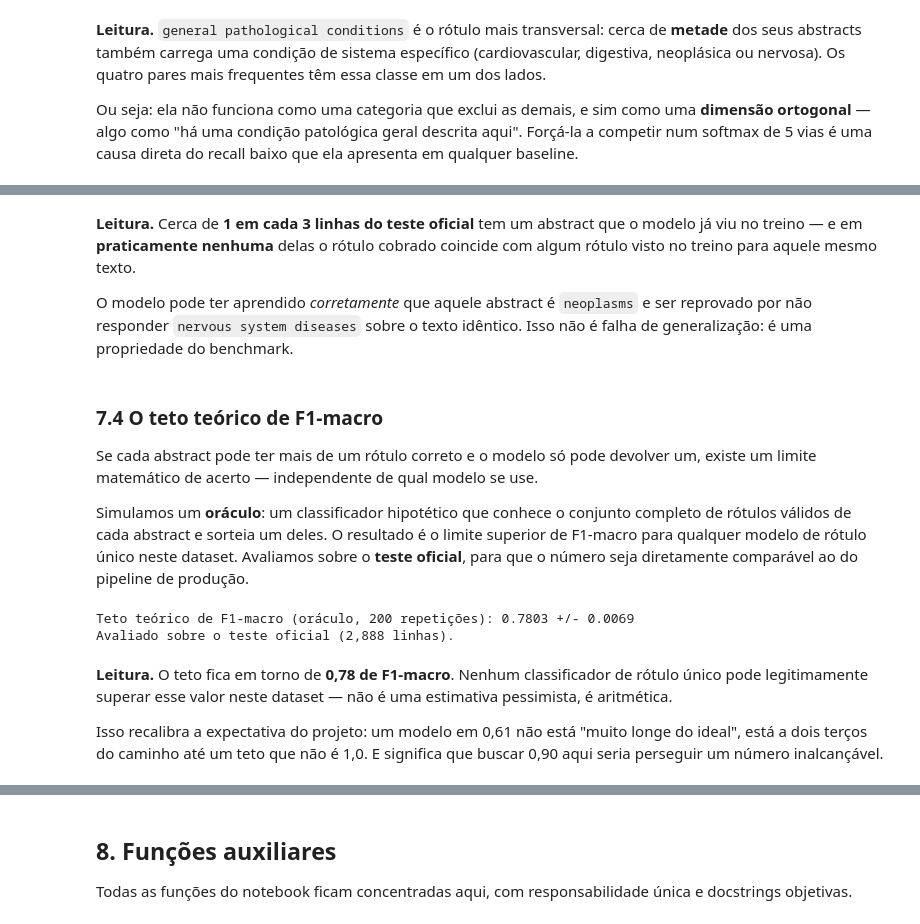
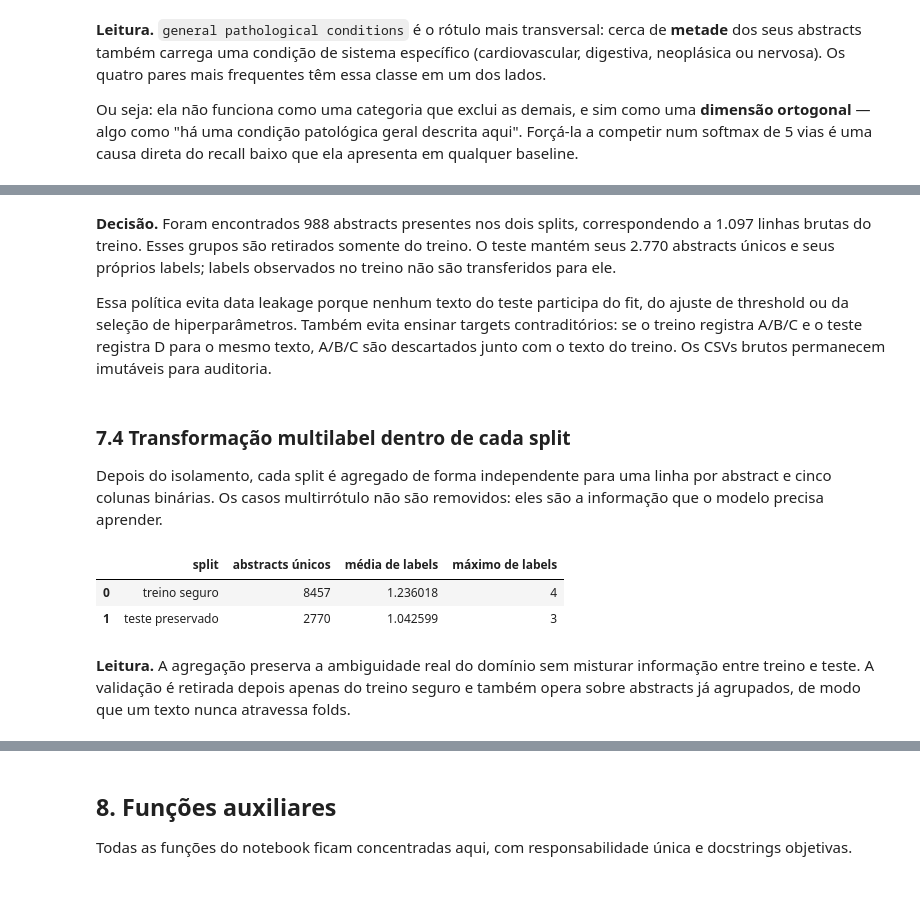
Before and after one commit to devjaynemorais/ml3-f3-tech-challenge, a Jupyter notebook: notebooks/01_eda_nlp_hospital.ipynb, the cells around one changed output, grey strips where cells are left out. Drawn from its saved outputs; the diff is of its cells as text; code cells hidden in the pictures; blank space fills up the shorter version.

```diff
--- a/notebooks/01_eda_nlp_hospital.ipynb
+++ b/notebooks/01_eda_nlp_hospital.ipynb
@@ -495,50 +515,40 @@ Destes, o rótulo cobrado no teste TAMBÉM está entre os rótulos vistos no tre
 # %% [markdown]
-**Leitura.** Cerca de **1 em cada 3 linhas do teste oficial** tem um abstract
-que o modelo já viu no treino — e em **praticamente nenhuma** delas o rótulo
-cobrado coincide com algum rótulo visto no treino para aquele mesmo texto.
+**Decisão.** Foram encontrados 988 abstracts presentes nos dois splits, correspondendo a 1.097 linhas brutas do treino. Esses grupos são retirados somente do treino. O teste mantém seus 2.770 abstracts únicos e seus próprios labels; labels observados no treino não são transferidos para ele.
 
-O modelo pode ter aprendido *corretamente* que aquele abstract é `neoplasms` e
-ser reprovado por não responder `nervous system diseases` sobre o texto
-idêntico. Isso não é falha de generalização: é uma propriedade do benchmark.
+Essa política evita data leakage porque nenhum texto do teste participa do fit, do ajuste de threshold ou da seleção de hiperparâmetros. Também evita ensinar targets contraditórios: se o treino registra A/B/C e o teste registra D para o mesmo texto, A/B/C são descartados junto com o texto do treino. Os CSVs brutos permanecem imutáveis para auditoria.
 # %% [markdown]
-### 7.4 O teto teórico de F1-macro
+### 7.4 Transformação multilabel dentro de cada split
 
-Se cada abstract pode ter mais de um rótulo correto e o modelo só pode devolver
-um, existe um limite matemático de acerto — independente de qual modelo se use.
-
-Simulamos um **oráculo**: um classificador hipotético que conhece o conjunto
-completo de rótulos válidos de cada abstract e sorteia um deles. O resultado é
-o limite superior de F1-macro para qualquer modelo de rótulo único neste
-dataset. Avaliamos sobre o **teste oficial**, para que o número seja diretamente
-comparável ao do pipeline de produção.
+Depois do isolamento, cada split é agregado de forma independente para uma linha por abstract e cinco colunas binárias. Os casos multirrótulo não são removidos: eles são a informação que o modelo precisa aprender.
 # %%
-official_test = df[df["source_split"] == "kaggle_test"]
-rng = np.random.default_rng(RANDOM_STATE)
+label_columns = labels[TARGET_COLUMN].tolist()
 
-oracle_f1_scores = []
-for _ in range(200):
-    oracle_predictions = [
-        rng.choice(sorted(label_sets_by_text[text])) for text in official_test[TEXT_COLUMN]
-    ]
-    _, _, oracle_f1, _ = precision_recall_fscore_support(
-        official_test[TARGET_COLUMN], oracle_predictions, average="macro", zero_division=0
-    )
-    oracle_f1_scores.append(oracle_f1)
+def to_multihot(grouped: pd.DataFrame) -> pd.DataFrame:
+    result = grouped[["medical_abstract"]].copy()
+    for label in label_columns:
+        result[label] = grouped["labels"].map(lambda values: int(label in values))
+    return result
 
-oracle_f1_mean = float(np.mean(oracle_f1_scores))
-oracle_f1_std = float(np.std(oracle_f1_scores))
+train_multihot = to_multihot(train_multilabel_safe)
+test_multihot = to_multihot(test_multilabel)
 
-print(f"Teto teórico de F1-macro (oráculo, 200 repetições): {oracle_f1_mean:.4f} +/- {oracle_f1_std:.4f}")
-print(f"Avaliado sobre o teste oficial ({len(official_test):,} linhas).")
+multilabel_split_summary = pd.DataFrame({
+    "split": ["treino seguro", "teste preservado"],
+    "abstracts únicos": [len(train_multihot), len(test_multihot)],
+    "média de labels": [
+        train_multihot[label_columns].sum(axis=1).mean(),
+        test_multihot[label_columns].sum(axis=1).mean(),
+    ],
+    "máximo de labels": [
+        train_multihot[label_columns].sum(axis=1).max(),
+        test_multihot[label_columns].sum(axis=1).max(),
+    ],
+})
+display(multilabel_split_summary)
 # %% [output]
-Teto teórico de F1-macro (oráculo, 200 repetições): 0.7803 +/- 0.0069
-Avaliado sobre o teste oficial (2,888 linhas).
+|  | split | abstracts únicos | média de labels | máximo de labels |
+| 0 | treino seguro | 8457 | 1.236018 | 4 |
+| 1 | teste preservado | 2770 | 1.042599 | 3 |
 # %% [markdown]
-**Leitura.** O teto fica em torno de **0,78 de F1-macro**. Nenhum classificador
-de rótulo único pode legitimamente superar esse valor neste dataset — não é uma
-estimativa pessimista, é aritmética.
-
-Isso recalibra a expectativa do projeto: um modelo em 0,61 não está "muito
-longe do ideal", está a dois terços do caminho até um teto que não é 1,0. E
-significa que buscar 0,90 aqui seria perseguir um número inalcançável.
+**Leitura.** A agregação preserva a ambiguidade real do domínio sem misturar informação entre treino e teste. A validação é retirada depois apenas do treino seguro e também opera sobre abstracts já agrupados, de modo que um texto nunca atravessa folds.
 # %% [markdown]
```
Also changed, not shown: parts of 13 cells of this notebook, 12 other files.
